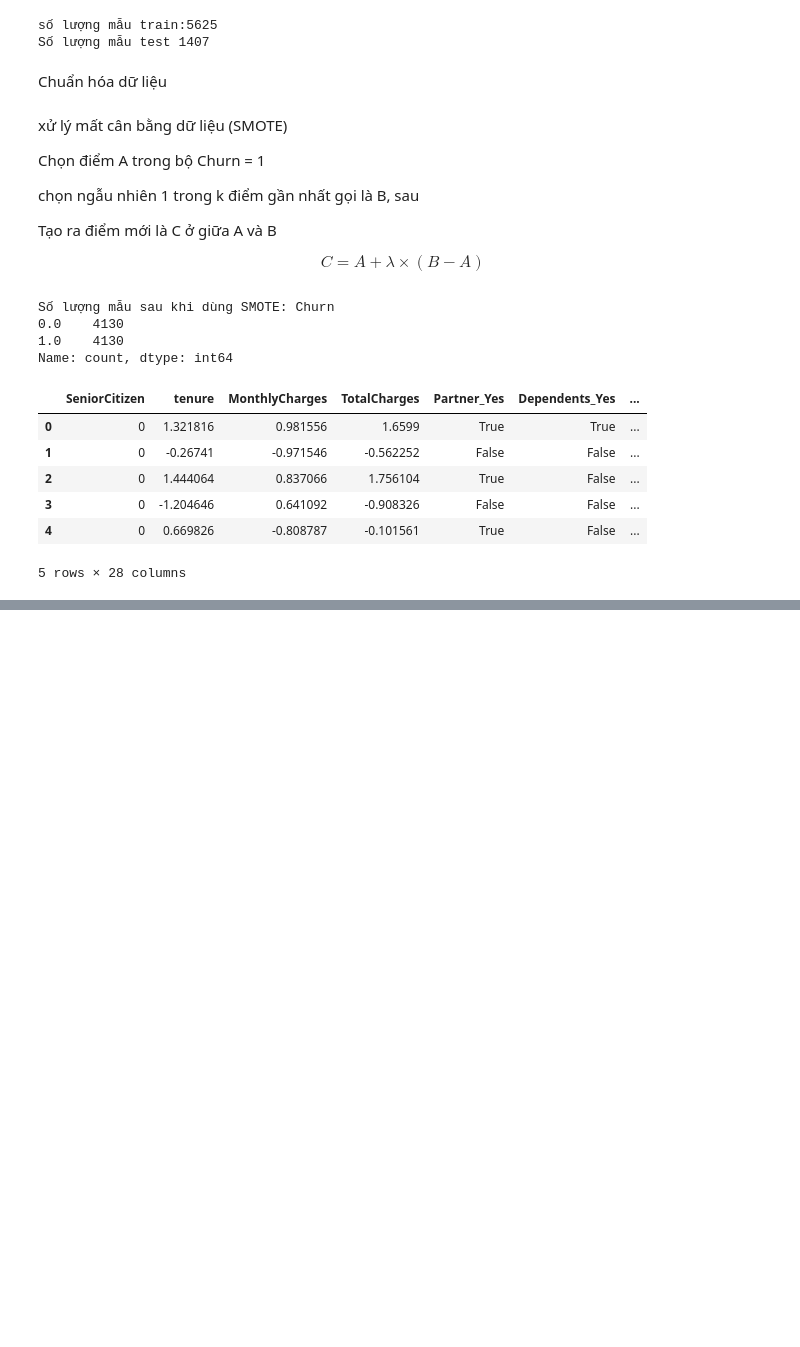
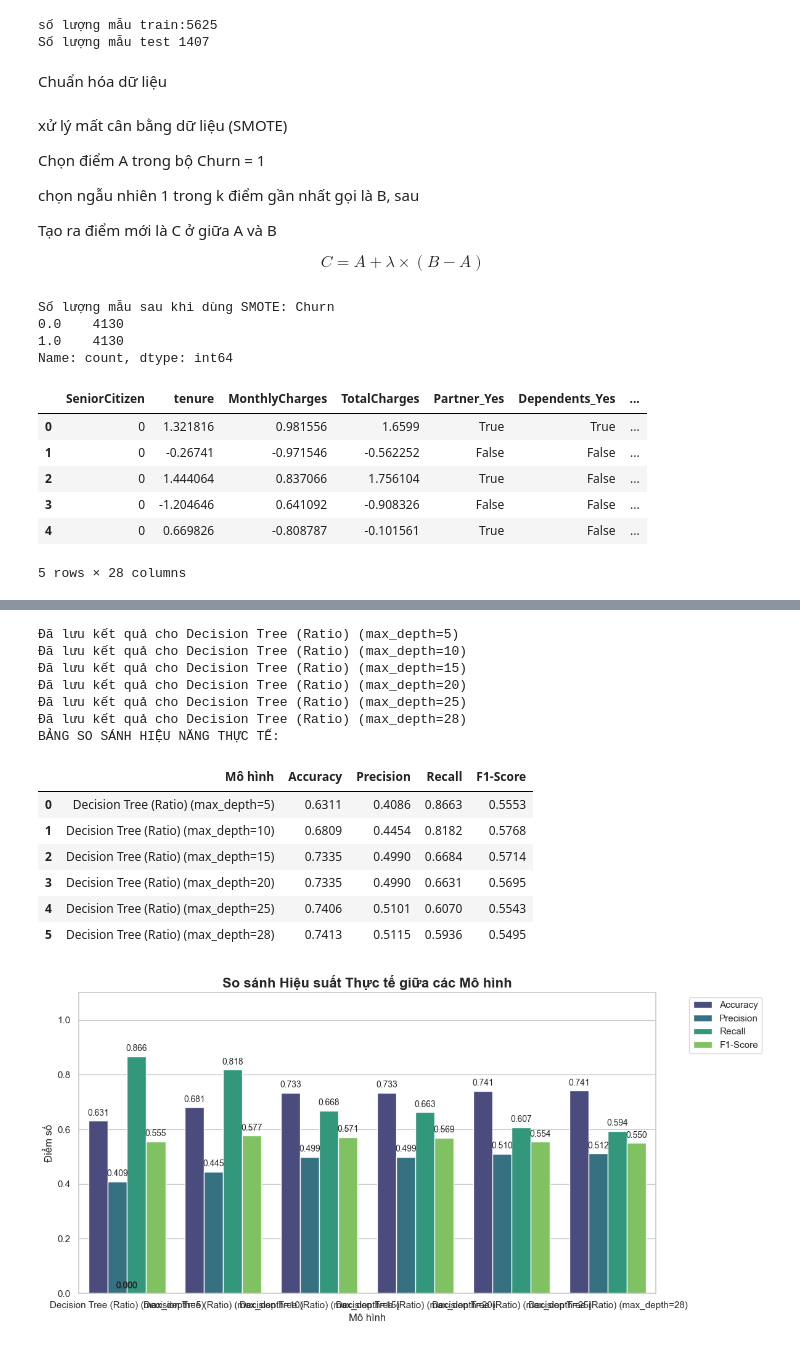
Before and after one commit to Briannguyen3106/Telco-Churn-ML-From-Scratch, a Jupyter notebook: 02_Machine_Learning_Modeling.ipynb, the cells around one changed output, grey strips where cells are left out. Cells and saved outputs as stored; diff of their text form; code cells hidden in the pictures; blank space fills up the shorter version.

```diff
--- a/02_Machine_Learning_Modeling.ipynb
+++ b/02_Machine_Learning_Modeling.ipynb
@@ -626,0 +716,34 @@ BẢNG SO SÁNH HIỆU NĂNG THỰC TẾ:
+# %%
+from Decision_Tree import DecisionTree
+model_results = {
+    'Mô hình': [],
+    'Accuracy': [],
+    'Precision': [],
+    'Recall': [],
+    'F1-Score': []
+}
+
+for max_depth in [5,10,15,20,25,28]:
+    ratio_model = DecisionTree(max_depth=max_depth, criterion='ratio')
+    ratio_model.fit(X_train_resampled, y_train_resampled)
+    y_pred_ratio = ratio_model.predict(X_test.values)
+    save_model_results(model_results, f'Decision Tree (Ratio) (max_depth={max_depth})', y_test.values, y_pred_ratio)
+
+
+create_comparison_table(model_results)
+# %% [output]
+Đã lưu kết quả cho Decision Tree (Ratio) (max_depth=5)
+Đã lưu kết quả cho Decision Tree (Ratio) (max_depth=10)
+Đã lưu kết quả cho Decision Tree (Ratio) (max_depth=15)
+Đã lưu kết quả cho Decision Tree (Ratio) (max_depth=20)
+Đã lưu kết quả cho Decision Tree (Ratio) (max_depth=25)
+Đã lưu kết quả cho Decision Tree (Ratio) (max_depth=28)
+BẢNG SO SÁNH HIỆU NĂNG THỰC TẾ:
+|  | Mô hình | Accuracy | Precision | Recall | F1-Score |
+| 0 | Decision Tree (Ratio) (max_depth=5) | 0.6311 | 0.4086 | 0.8663 | 0.5553 |
+| 1 | Decision Tree (Ratio) (max_depth=10) | 0.6809 | 0.4454 | 0.8182 | 0.5768 |
+| 2 | Decision Tree (Ratio) (max_depth=15) | 0.7335 | 0.4990 | 0.6684 | 0.5714 |
+| 3 | Decision Tree (Ratio) (max_depth=20) | 0.7335 | 0.4990 | 0.6631 | 0.5695 |
+| 4 | Decision Tree (Ratio) (max_depth=25) | 0.7406 | 0.5101 | 0.6070 | 0.5543 |
+| 5 | Decision Tree (Ratio) (max_depth=28) | 0.7413 | 0.5115 | 0.5936 | 0.5495 |
+[figure, added]
```
Also changed, not shown: parts of 41 cells of this notebook, 13 other files.
